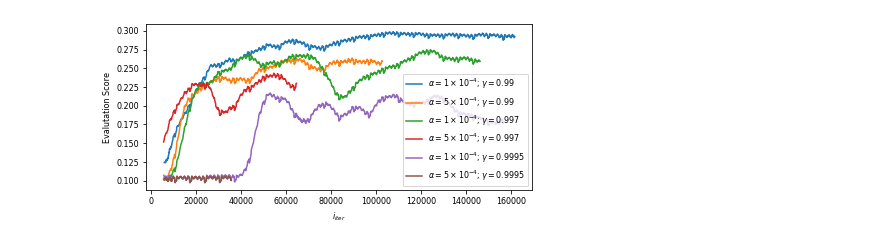
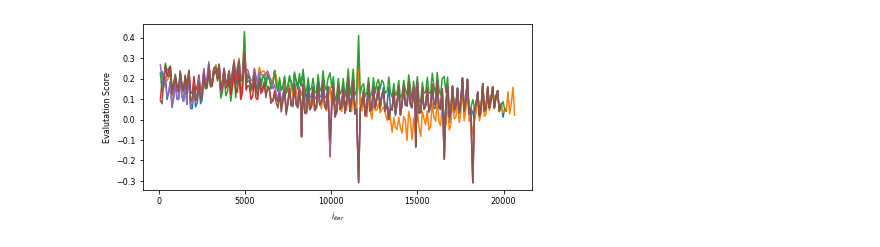
Before and after one commit to flxh/diploma, a Jupyter notebook: src/ml/Evalution_charts.ipynb, the cells around one changed output. Cells and saved outputs as stored; diff of their text form; code cells hidden in the pictures.

```diff
--- a/src/ml/Evalution_charts.ipynb
+++ b/src/ml/Evalution_charts.ipynb
@@ -1,30 +1,21 @@
 # %%
 import pandas as pd
-import numpy as np
 import matplotlib.pyplot as plt
 plt.rcParams.update({'font.size': 8,'lines.markersize':2})
 
 
-df_all = pd.read_csv('/workspace/total_eval_summary.csv', ';')
+df_all = pd.read_csv('E:/workspace/total_eval_summary.csv', ';')
 fig, ax = plt.subplots(figsize=(6.2,3))
-for i in range(0,12,2):
+for i in range(0,6):
     mask = pd.notna(df_all.iloc[: ,3+i])
     df = df_all.iloc[: ,[0,3+i]][mask]
-    df.iloc[:,1] = df.iloc[:,1].rolling(60).mean()
+    #df.iloc[:,1] = df.iloc[:,1].rolling(60).mean()
     ax.plot(df.iloc[:,0],df.iloc[:,1],  label=i)
-    ax.legend([
-        '${\\alpha=1\\times10^{-4}}; \\gamma=0.99$',
-        '${\\alpha=5\\times10^{-4}}; \\gamma=0.99$',
-        '${\\alpha=1\\times10^{-4}}; \\gamma=0.997$',
-        '${\\alpha=5\\times10^{-4}}; \\gamma=0.997$',
-        '${\\alpha=1\\times10^{-4}}; \\gamma=0.9995$',
-        '${\\alpha=5\\times10^{-4}}; \\gamma=0.9995$',
-    ])
     ax.set_ylabel('Evalutation Score')
     ax.set_xlabel('$i_{iter}$')
 
 plt.tight_layout()
 #plt.savefig('/home/florus/Documents/Uni Arbeit/Veröffentlichung/images/hyperparameter_study.pdf')
 plt.show()
 # %% [output]
-[figure, old version]
+[figure, new version]
```
Also changed, not shown: 5 other files.
